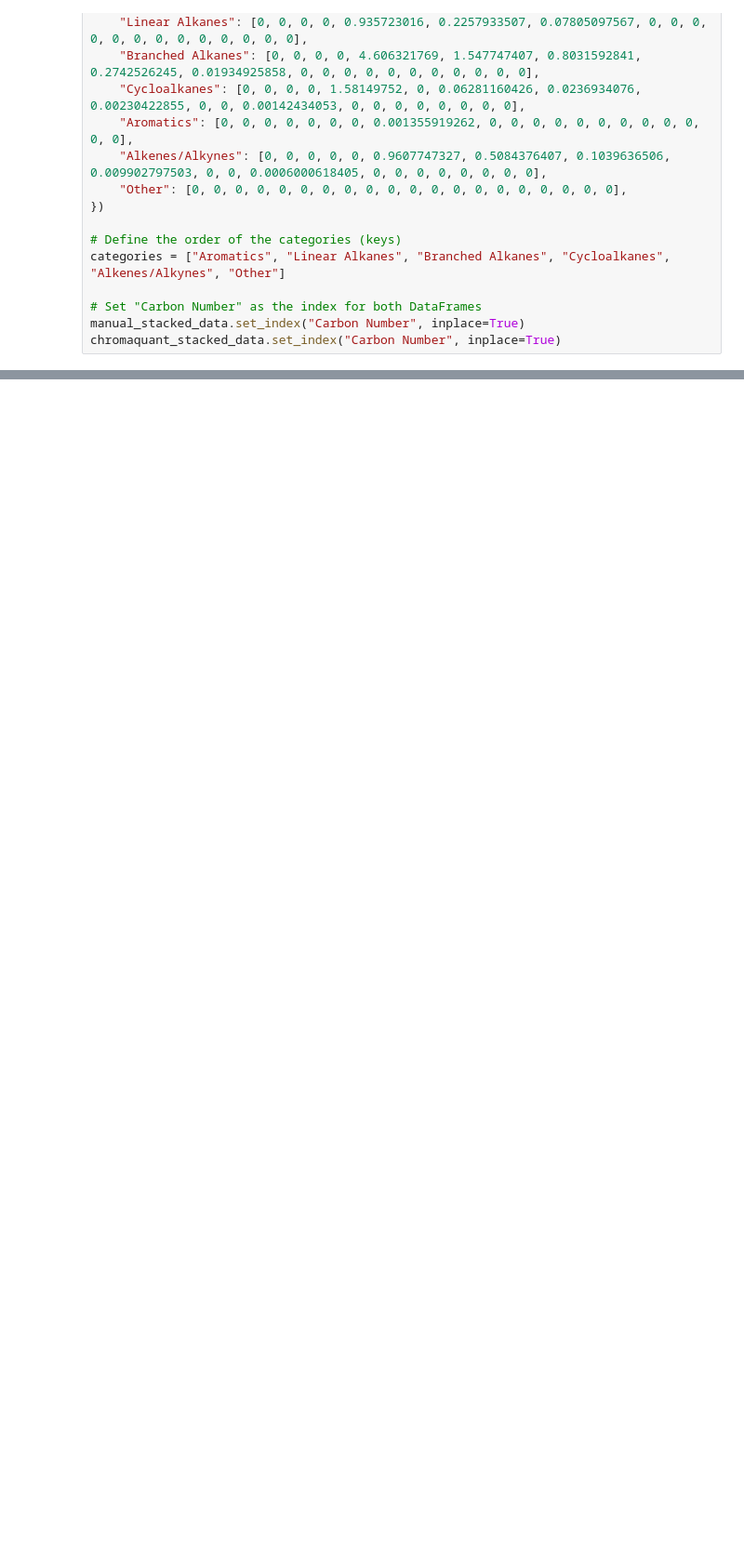
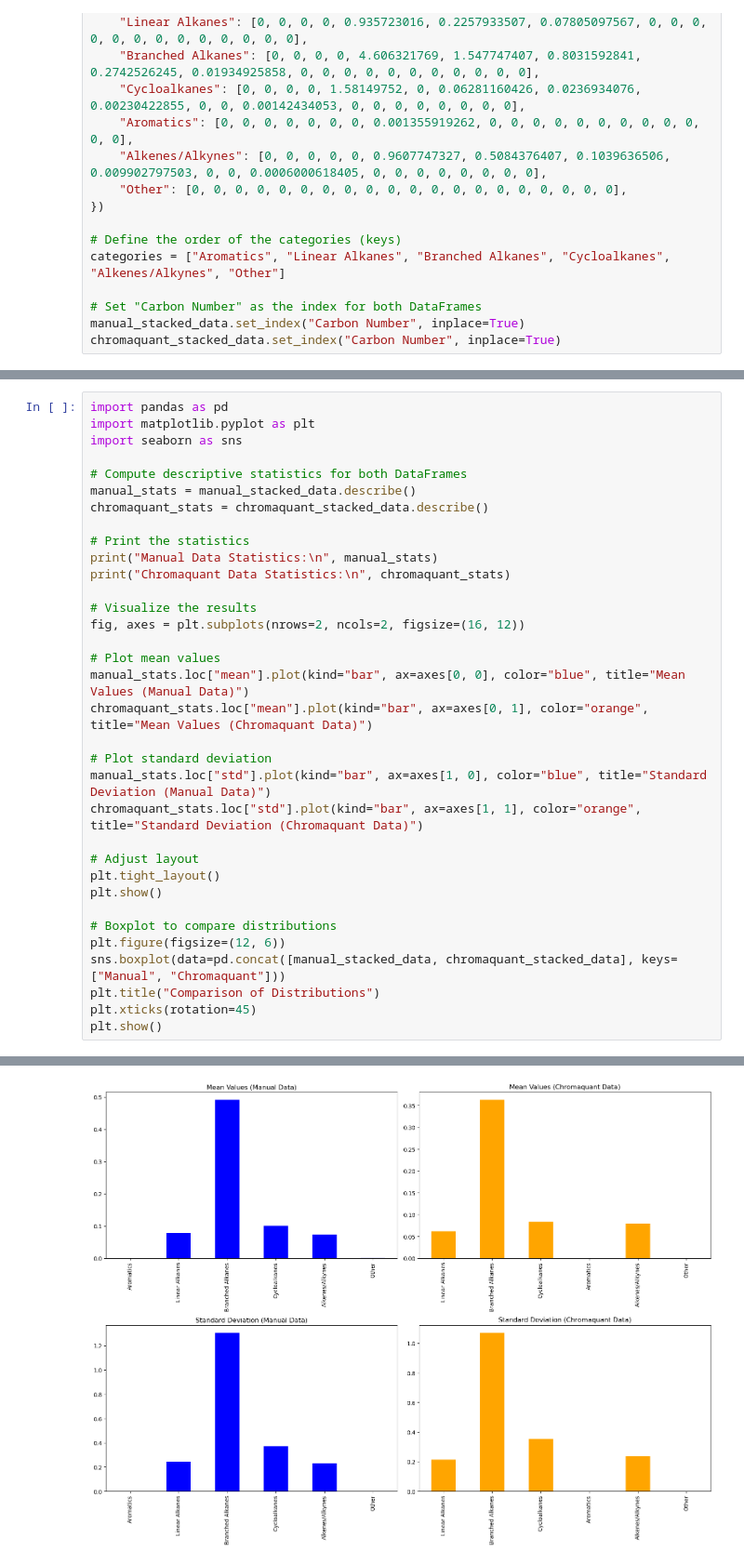
Before and after one commit to serebryany/ChromaQuantExtension, a Jupyter notebook: src/ChromaQuantExtension/compare_stacked_charts.ipynb, the cells around one changed output, grey strips where cells are left out. Shown: that part at 93% size. Cells and saved outputs as stored; diff of their text form; blank space fills up the shorter version.

```diff
--- a/src/ChromaQuantExtension/compare_stacked_charts.ipynb
+++ b/src/ChromaQuantExtension/compare_stacked_charts.ipynb
@@ -62,0 +68,35 @@ plt.show()
+# %%
+import pandas as pd
+import matplotlib.pyplot as plt
+import seaborn as sns
+
+# Compute descriptive statistics for both DataFrames
+manual_stats = manual_stacked_data.describe()
+chromaquant_stats = chromaquant_stacked_data.describe()
+
+# Print the statistics
+print("Manual Data Statistics:\n", manual_stats)
+print("Chromaquant Data Statistics:\n", chromaquant_stats)
+
+# Visualize the results
+fig, axes = plt.subplots(nrows=2, ncols=2, figsize=(16, 12))
+
+# Plot mean values
+manual_stats.loc["mean"].plot(kind="bar", ax=axes[0, 0], color="blue", title="Mean Values (Manual Data)")
+chromaquant_stats.loc["mean"].plot(kind="bar", ax=axes[0, 1], color="orange", title="Mean Values (Chromaquant Data)")
+
+# Plot standard deviation
+manual_stats.loc["std"].plot(kind="bar", ax=axes[1, 0], color="blue", title="Standard Deviation (Manual Data)")
+chromaquant_stats.loc["std"].plot(kind="bar", ax=axes[1, 1], color="orange", title="Standard Deviation (Chromaquant Data)")
+
+# Adjust layout
+plt.tight_layout()
+plt.show()
+
+# Boxplot to compare distributions
+plt.figure(figsize=(12, 6))
+sns.boxplot(data=pd.concat([manual_stacked_data, chromaquant_stacked_data], keys=["Manual", "Chromaquant"]))
+plt.title("Comparison of Distributions")
+plt.xticks(rotation=45)
+plt.show()
+# %% [output]
@@ -62,0 +120 @@ plt.show()
+[figure, added]
```
Also changed, not shown: parts of 2 cells of this notebook.
